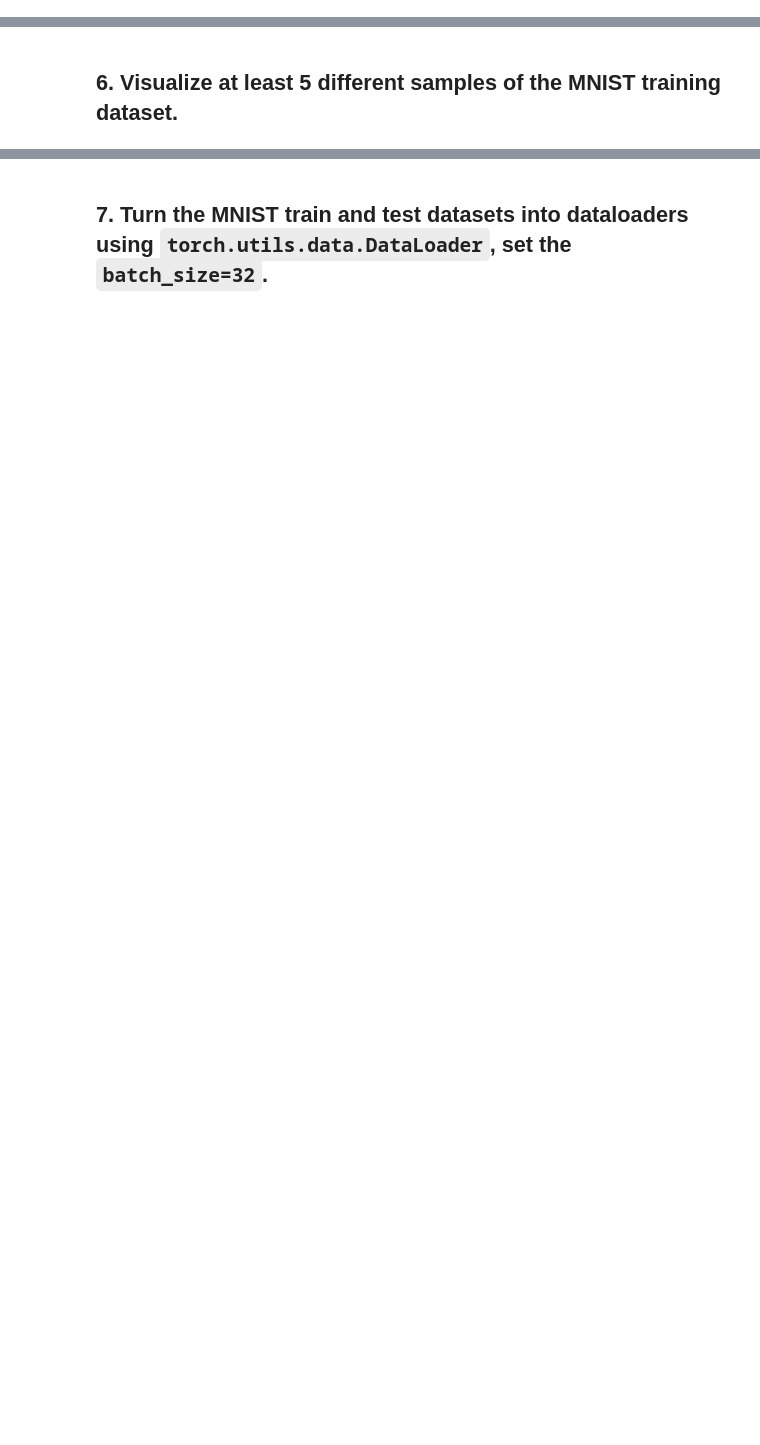
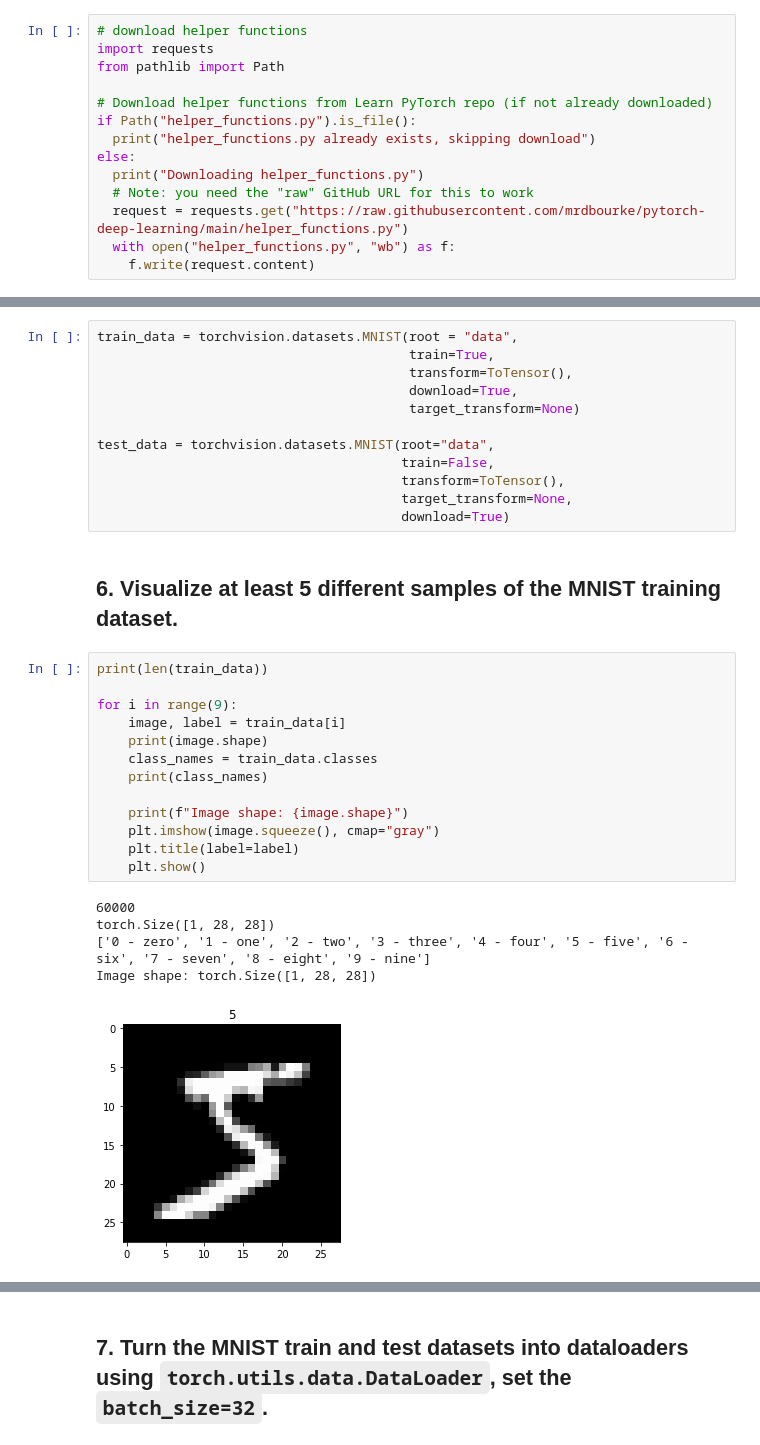
Before and after one commit to PI0nk/pytorch-deep-learning, a Jupyter notebook: extras/exercises/03_pytorch_computer_vision_exercises.ipynb, the cells around one changed output, grey strips where cells are left out. Saved outputs shown, nothing was run; the diff lists cells and outputs as text; blank space fills up the shorter version.

```diff
--- a/extras/exercises/03_pytorch_computer_vision_exercises.ipynb
+++ b/extras/exercises/03_pytorch_computer_vision_exercises.ipynb
@@ -39,0 +53,14 @@ torchvision.datasets.
+# %%
+# download helper functions
+import requests
+from pathlib import Path
+
+# Download helper functions from Learn PyTorch repo (if not already downloaded)
+if Path("helper_functions.py").is_file():
+  print("helper_functions.py already exists, skipping download")
+else:
+  print("Downloading helper_functions.py")
+  # Note: you need the "raw" GitHub URL for this to work
+  request = requests.get("https://raw.githubusercontent.com/mrdbourke/pytorch-deep-learning/main/helper_functions.py")
+  with open("helper_functions.py", "wb") as f:
+    f.write(request.content)
@@ -53,2 +92,33 @@ torchvision.datasets.
+# %%
+train_data = torchvision.datasets.MNIST(root = "data",
+                                        train=True,
+                                        transform=ToTensor(),
+                                        download=True,
+                                        target_transform=None)
+
+test_data = torchvision.datasets.MNIST(root="data",
+                                       train=False,
+                                       transform=ToTensor(),
+                                       target_transform=None,
+                                       download=True)
 # %% [markdown]
 ## 6. Visualize at least 5 different samples of the MNIST training dataset.
+# %%
+print(len(train_data))
+
+for i in range(9):
+    image, label = train_data[i]
+    print(image.shape)
+    class_names = train_data.classes
+    print(class_names)
+
+    print(f"Image shape: {image.shape}")
+    plt.imshow(image.squeeze(), cmap="gray")
+    plt.title(label=label)
+    plt.show()
+# %% [output]
+60000
+torch.Size([1, 28, 28])
+['0 - zero', '1 - one', '2 - two', '3 - three', '4 - four', '5 - five', '6 - six', '7 - seven', '8 - eight', '9 - nine']
+Image shape: torch.Size([1, 28, 28])
+[figure, added]
```
Also changed, not shown: parts of 31 cells of this notebook, 10 other files.
